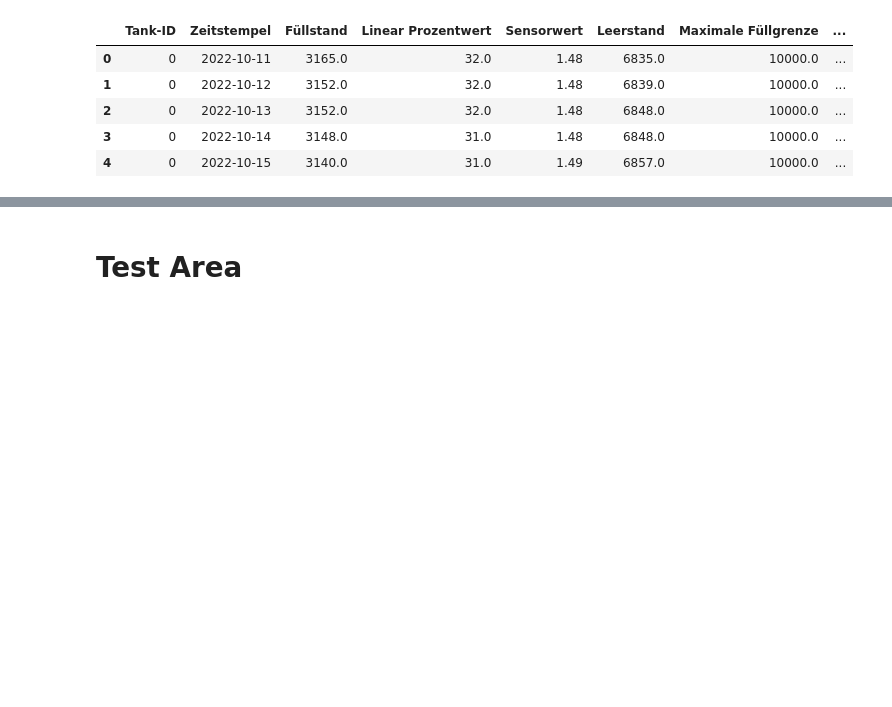
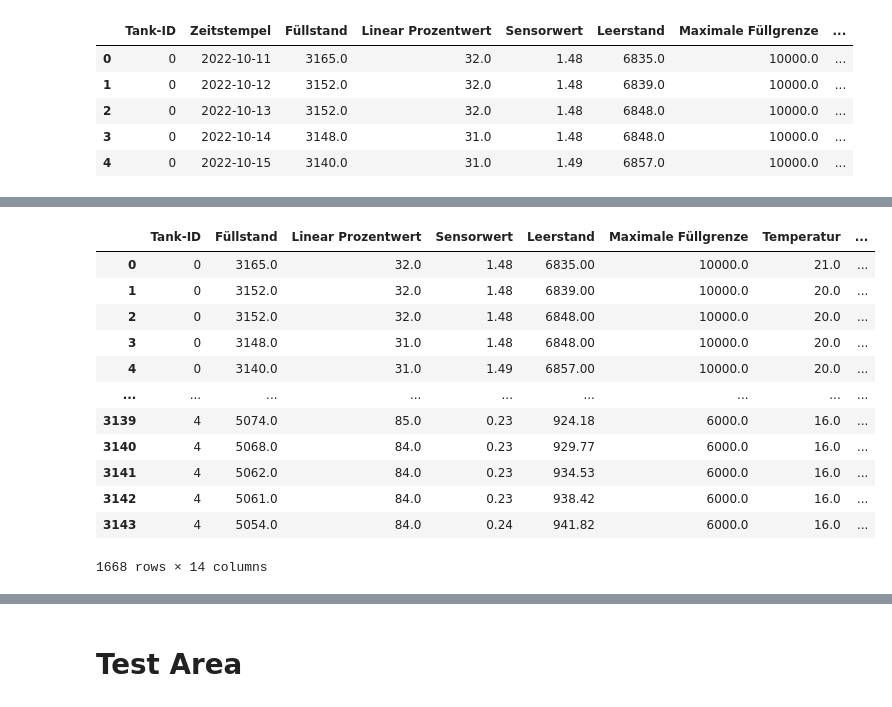
Before and after one commit to negralessio/bfh24, a Jupyter notebook: notebooks/consumption_linear_models.ipynb, the cells around one changed output, grey strips where cells are left out. Cells and saved outputs as stored; diff of their text form; code cells hidden in the pictures; blank space fills up the shorter version.

```diff
--- a/notebooks/consumption_linear_models.ipynb
+++ b/notebooks/consumption_linear_models.ipynb
@@ -87,0 +90,16 @@ y_pred_future
+# %%
+df_rest
+# %% [output]
+|  | Tank-ID | Füllstand | Linear Prozentwert | Sensorwert | Leerstand | Maximale Füllgrenze | Temperatur | ... |
+| 0 | 0 | 3165.0 | 32.0 | 1.48 | 6835.00 | 10000.0 | 21.0 | ... |
+| 1 | 0 | 3152.0 | 32.0 | 1.48 | 6839.00 | 10000.0 | 20.0 | ... |
+| 2 | 0 | 3152.0 | 32.0 | 1.48 | 6848.00 | 10000.0 | 20.0 | ... |
+| 3 | 0 | 3148.0 | 31.0 | 1.48 | 6848.00 | 10000.0 | 20.0 | ... |
+| 4 | 0 | 3140.0 | 31.0 | 1.49 | 6857.00 | 10000.0 | 20.0 | ... |
+| ... | ... | ... | ... | ... | ... | ... | ... | ... |
+| 3139 | 4 | 5074.0 | 85.0 | 0.23 | 924.18 | 6000.0 | 16.0 | ... |
+| 3140 | 4 | 5068.0 | 84.0 | 0.23 | 929.77 | 6000.0 | 16.0 | ... |
+| 3141 | 4 | 5062.0 | 84.0 | 0.23 | 934.53 | 6000.0 | 16.0 | ... |
+| 3142 | 4 | 5061.0 | 84.0 | 0.23 | 938.42 | 6000.0 | 16.0 | ... |
+| 3143 | 4 | 5054.0 | 84.0 | 0.24 | 941.82 | 6000.0 | 16.0 | ... |
+1668 rows × 14 columns
```
Also changed, not shown: parts of 3 cells of this notebook.
